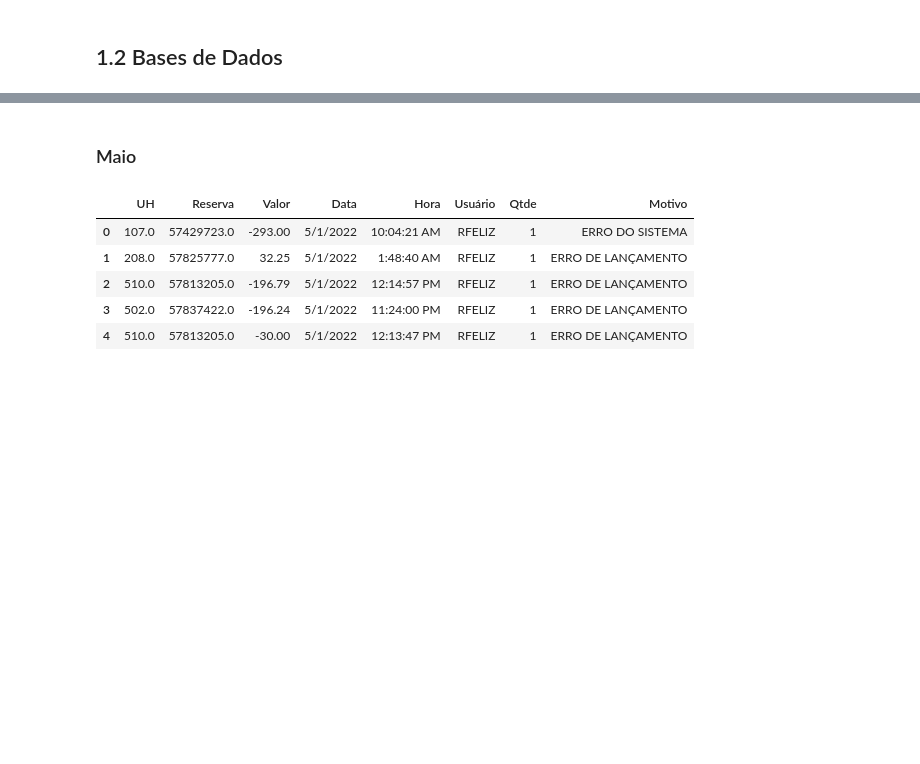
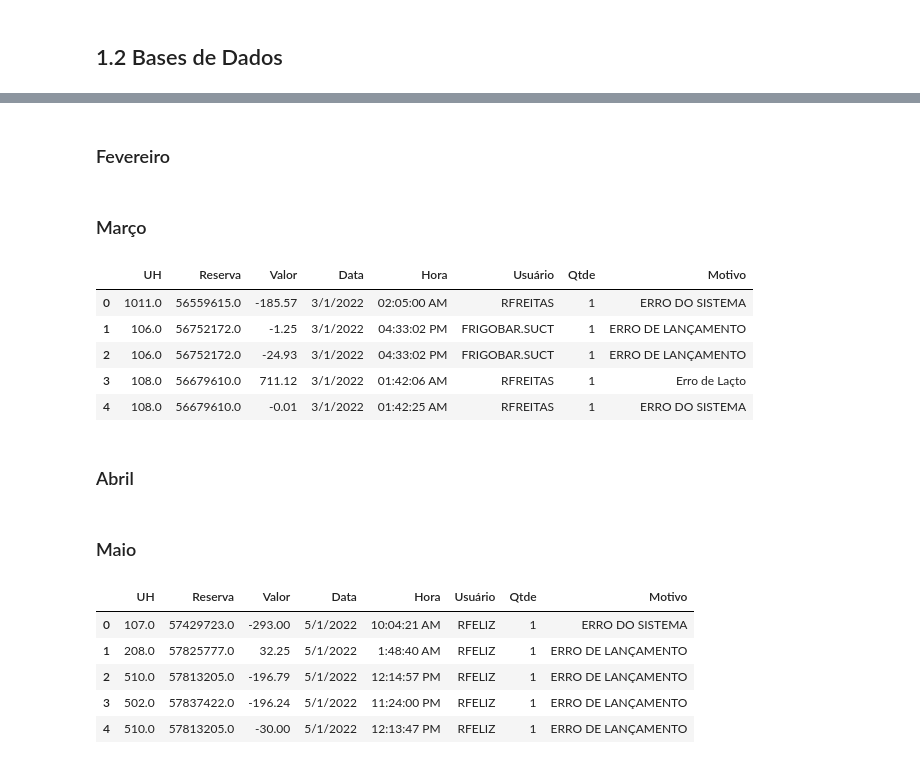
Before and after one commit to strawndri/slaviero-suct-data-analysis, a Jupyter notebook: Notebooks/analise_estornos.ipynb, the cells around one changed output, grey strips where cells are left out. Cells and saved outputs as stored; diff of their text form; code cells hidden in the pictures; blank space fills up the shorter version.

```diff
--- a/Notebooks/analise_estornos.ipynb
+++ b/Notebooks/analise_estornos.ipynb
@@ -50,3 +62,19 @@ import datetime
+# %% [markdown]
+### Fevereiro
+# %% [markdown]
+### Março
+# %%
+dataset_marco = pd.read_csv('https://raw.githubusercontent.com/strawndri/slaviero-suct-data-analysis/main/Dados/Estornos/estornos_marco.csv')
+dataset_marco.head()
+# %% [output]
+|  | UH | Reserva | Valor | Data | Hora | Usuário | Qtde | Motivo |
+| 0 | 1011.0 | 56559615.0 | -185.57 | 3/1/2022 | 02:05:00 AM | RFREITAS | 1 | ERRO DO SISTEMA |
+| 1 | 106.0 | 56752172.0 | -1.25 | 3/1/2022 | 04:33:02 PM | FRIGOBAR.SUCT | 1 | ERRO DE LANÇAMENTO |
+| 2 | 106.0 | 56752172.0 | -24.93 | 3/1/2022 | 04:33:02 PM | FRIGOBAR.SUCT | 1 | ERRO DE LANÇAMENTO |
+| 3 | 108.0 | 56679610.0 | 711.12 | 3/1/2022 | 01:42:06 AM | RFREITAS | 1 | Erro de Laçto |
+| 4 | 108.0 | 56679610.0 | -0.01 | 3/1/2022 | 01:42:25 AM | RFREITAS | 1 | ERRO DO SISTEMA |
+# %% [markdown]
+### Abril
 # %% [markdown]
 ### Maio
 # %%
```
Also changed, not shown: parts of 15 cells of this notebook.
